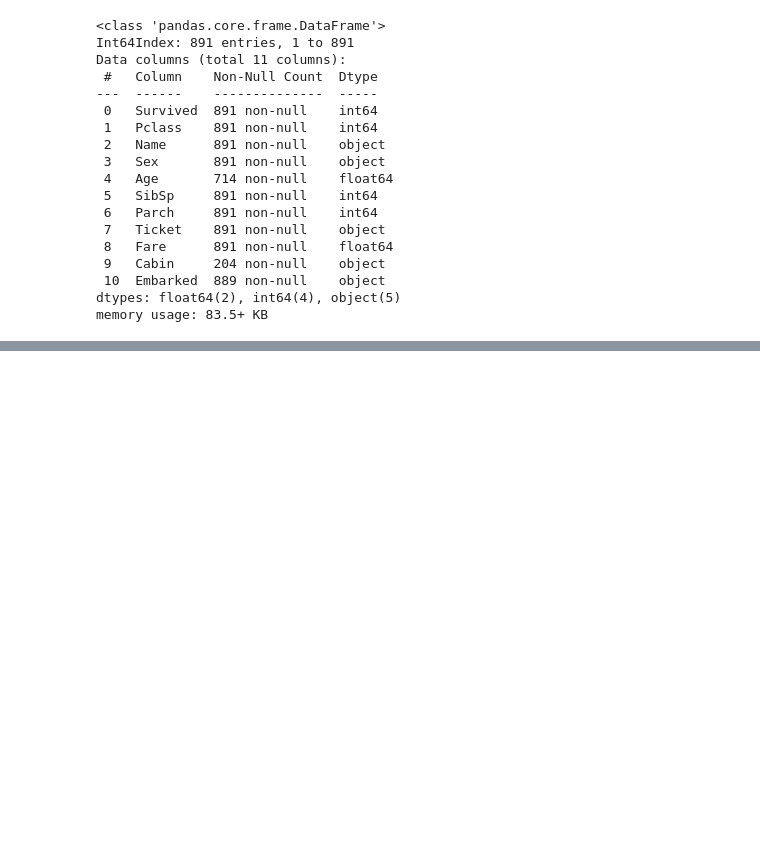
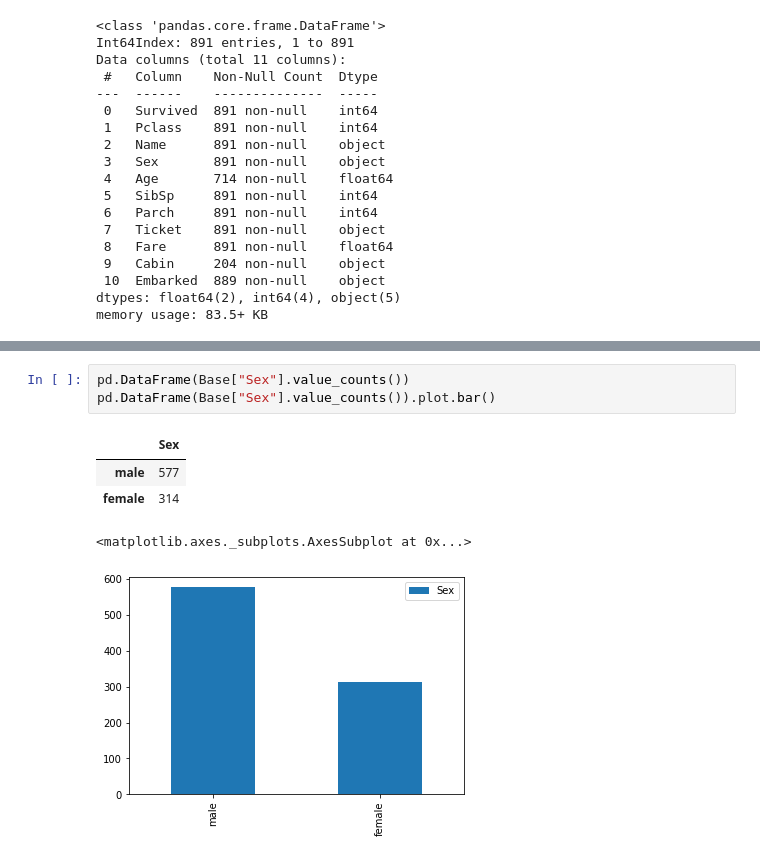
Before and after one commit to diegojeda/Titanic, a Jupyter notebook: Titanic.ipynb, the cells around one changed output, grey strips where cells are left out. Cells and saved outputs as stored; diff of their text form; blank space fills up the shorter version.

```diff
--- a/Titanic.ipynb
+++ b/Titanic.ipynb
@@ -228,0 +263,9 @@ Base.head(50)
+# %%
+pd.DataFrame(Base["Sex"].value_counts())
+pd.DataFrame(Base["Sex"].value_counts()).plot.bar()
+# %% [output]
+|  | Sex |
+| male | 577 |
+| female | 314 |
+<matplotlib.axes._subplots.AxesSubplot at 0x...>
+[figure, added]
```
Also changed, not shown: parts of 31 cells of this notebook.
